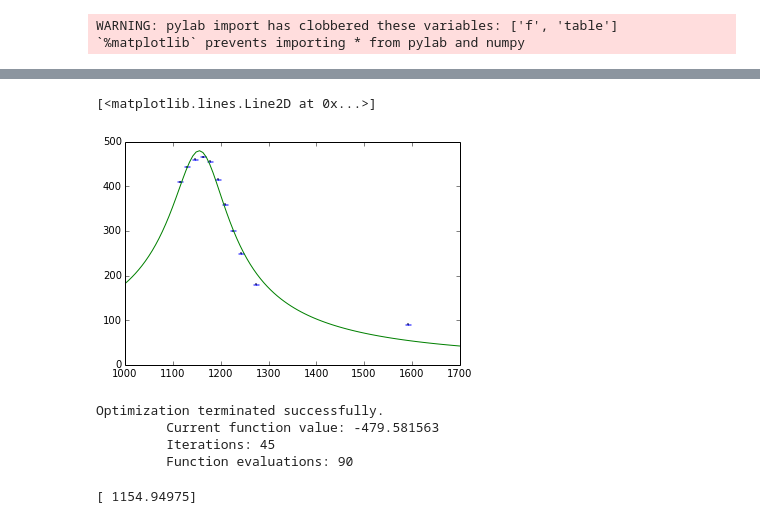
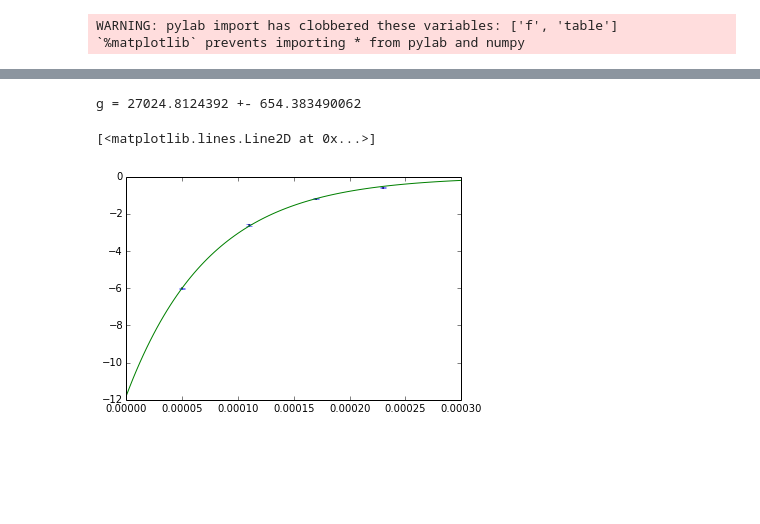
Before and after one commit to jdprada1760/Laboratorio-Intermedio, a Jupyter notebook: Osciloscopio/Osciloscopio.ipynb, the cells around one changed output, grey strips where cells are left out. Saved outputs shown, nothing was run; the diff lists cells and outputs as text; code cells hidden in the pictures; blank space fills up the shorter version.

```diff
--- a/Osciloscopio/Osciloscopio.ipynb
+++ b/Osciloscopio/Osciloscopio.ipynb
@@ -39,0 +88,6 @@ print params, errors
+# %%
+L = 2.0*10**-3
+R = 0.8
+C = (47.0)*10**-9
+w0 = 1.0/sqrt(L*C)
+g = R/L
@@ -39,0 +96,4 @@ print params, errors
+# %%
+#Determina la exponencial envolvente de la curva de voltaje
+def expo(t,g,v0):
+    return v0*exp(-0.5*g*t)
@@ -39,0 +127,10 @@ print params, errors
+# %%
+# Gets the parameters
+# Carga los datos de la curva de resonancia
+name = "DC.data"
+table = np.loadtxt(name)[5:].T
+table[1] = (10**-6)*table[1]
+scatter(table[1], table[0])
+plt.xlim(0,0.0003)
+params, errors = optimize.curve_fit(expo,table[1] ,table[0], maxfev = 100000)
+print params, errors
@@ -40,23 +141,13 @@ print params, errors
+# %%
+print "g = " + str(params[0]) + " +- " + str(sqrt(errors[0][0]))
+# %% [output]
+g = 27024.8124392 +- 654.383490062
 # %%
 # Grafica el fit contra los datos
-x = linspace(1000, 1700, 100)
-y = vrms(x, params[0], params[1], params[2])
-errorbar(table[0], table[1], fmt = "o",yerr = 1, markersize = 1   )
+x = linspace(0,0.0003, 100)
+y = expo(x, params[0], params[1])
+errorbar(table[1], table[0], fmt = "o",yerr = 0.03, markersize = 1   )
 plot(x,y)
 # %% [output]
 [<matplotlib.lines.Line2D at 0x...>]
-[figure, old version]
+[figure, new version]
-# %%
-# Define la funcion
-def f(x):
-    return -vrms(x, params[0], params[1], params[2])
-x = max_x = optimize.fmin(f, 0)
-# %% [output]
-Optimization terminated successfully.
-         Current function value: -479.581563
-         Iterations: 45
-         Function evaluations: 90
-# %%
-print x
-# %% [output]
-[ 1154.94975]
```
Also changed, not shown: parts of 22 cells of this notebook, 4 other files.
